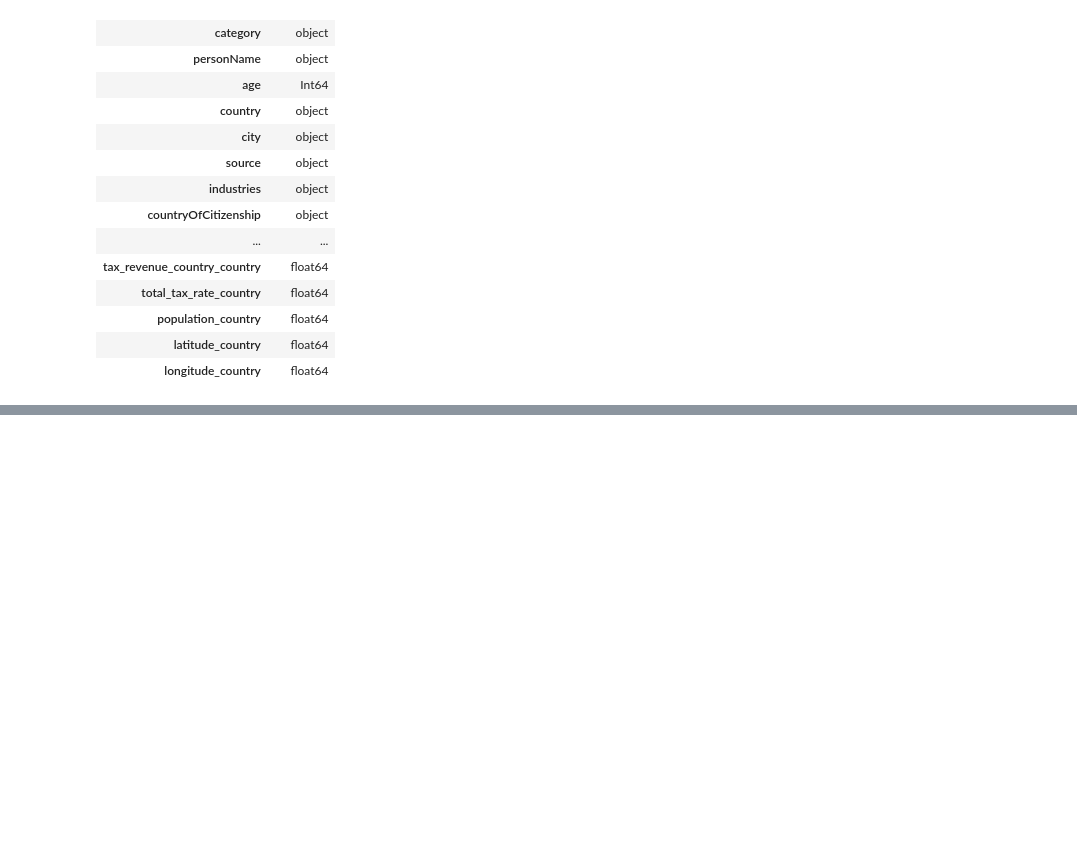
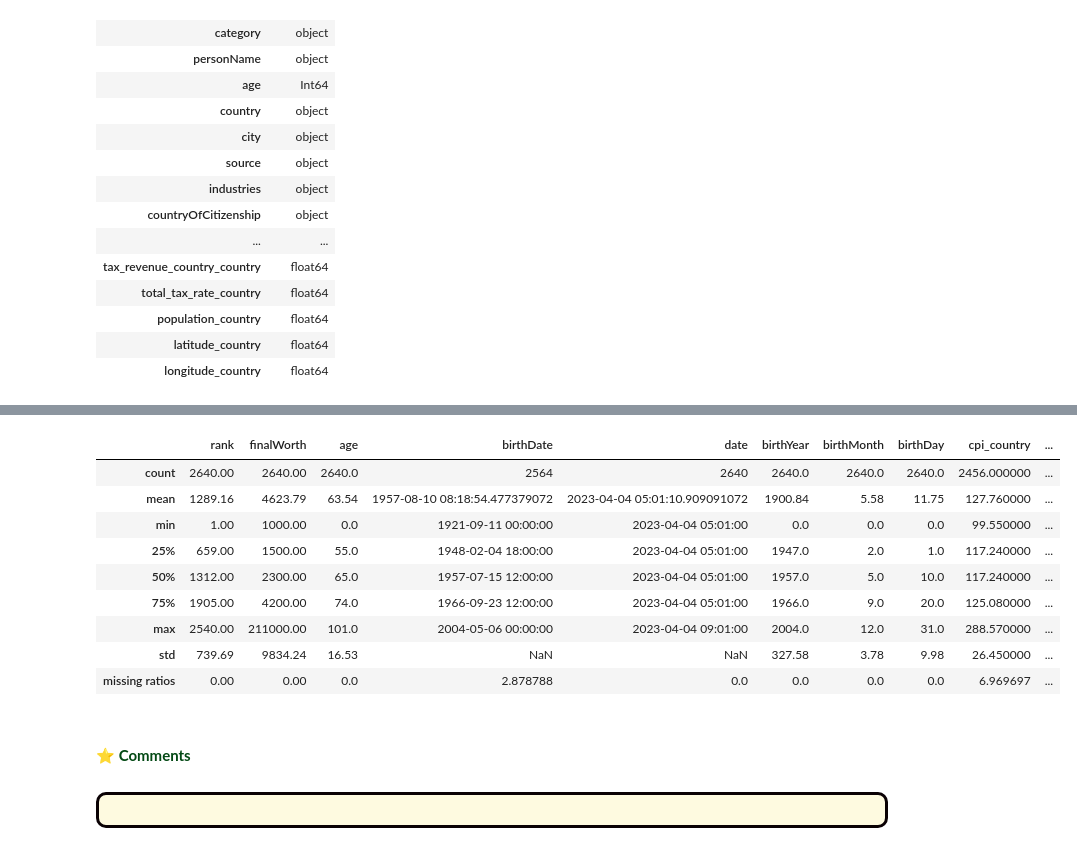
Before and after one commit to dnmai7122/CSC17107-Applications-of-Intelligent-Data-Analytics, a Jupyter notebook: IndividualHW/HW1.ipynb, the cells around one changed output, grey strips where cells are left out. Saved outputs shown, nothing was run; the diff lists cells and outputs as text; code cells hidden in the pictures; blank space fills up the shorter version.

```diff
--- a/IndividualHW/HW1.ipynb
+++ b/IndividualHW/HW1.ipynb
@@ -247,0 +309,37 @@ data.dtypes.to_frame('Data Type')
+# %%
+pd.set_option('display.max_columns', None)
+numeric_cols = data.select_dtypes(exclude=['object']).columns
+num_col_dist_df = data[numeric_cols].copy()
+missing_percentage = num_col_dist_df.isna().mean() * 100
+
+num_col_dist_df = num_col_dist_df.describe(percentiles=[.25, .5, .75]).round(2)
+num_col_dist_df.loc['missing ratios'] = missing_percentage
+
+num_col_dist_df
+# %% [output]
+|  | rank | finalWorth | age | birthDate | date | birthYear | birthMonth | birthDay | cpi_country | ... |
+| count | 2640.00 | 2640.00 | 2640.0 | 2564 | 2640 | 2640.0 | 2640.0 | 2640.0 | 2456.000000 | ... |
+| mean | 1289.16 | 4623.79 | 63.54 | 1957-08-10 08:18:54.477379072 | 2023-04-04 05:01:10.909091072 | 1900.84 | 5.58 | 11.75 | 127.760000 | ... |
+| min | 1.00 | 1000.00 | 0.0 | 1921-09-11 00:00:00 | 2023-04-04 05:01:00 | 0.0 | 0.0 | 0.0 | 99.550000 | ... |
+| 25% | 659.00 | 1500.00 | 55.0 | 1948-02-04 18:00:00 | 2023-04-04 05:01:00 | 1947.0 | 2.0 | 1.0 | 117.240000 | ... |
+| 50% | 1312.00 | 2300.00 | 65.0 | 1957-07-15 12:00:00 | 2023-04-04 05:01:00 | 1957.0 | 5.0 | 10.0 | 117.240000 | ... |
+| 75% | 1905.00 | 4200.00 | 74.0 | 1966-09-23 12:00:00 | 2023-04-04 05:01:00 | 1966.0 | 9.0 | 20.0 | 125.080000 | ... |
+| max | 2540.00 | 211000.00 | 101.0 | 2004-05-06 00:00:00 | 2023-04-04 09:01:00 | 2004.0 | 12.0 | 31.0 | 288.570000 | ... |
+| std | 739.69 | 9834.24 | 16.53 | NaN | NaN | 327.58 | 3.78 | 9.98 | 26.450000 | ... |
+| missing ratios | 0.00 | 0.00 | 0.0 | 2.878788 | 0.0 | 0.0 | 0.0 | 0.0 | 6.969697 | ... |
+# %% [markdown]
+<h2 style="color:#034914 ;font-size: 1em "><b> ⭐ Comments </b></h2>
+# %% [markdown]
+<div style="border-radius: 10px;
+            border: #0A0104 solid;
+            padding: 15px;
+            background-color: #FEFAE0;
+            font-size: 110%;
+            text-align: left;
+            color: black;">
+   <span style="color:'black' ;">
+
+
+
+   </span>
+</div>
```
Also changed, not shown: parts of 5 cells of this notebook.
